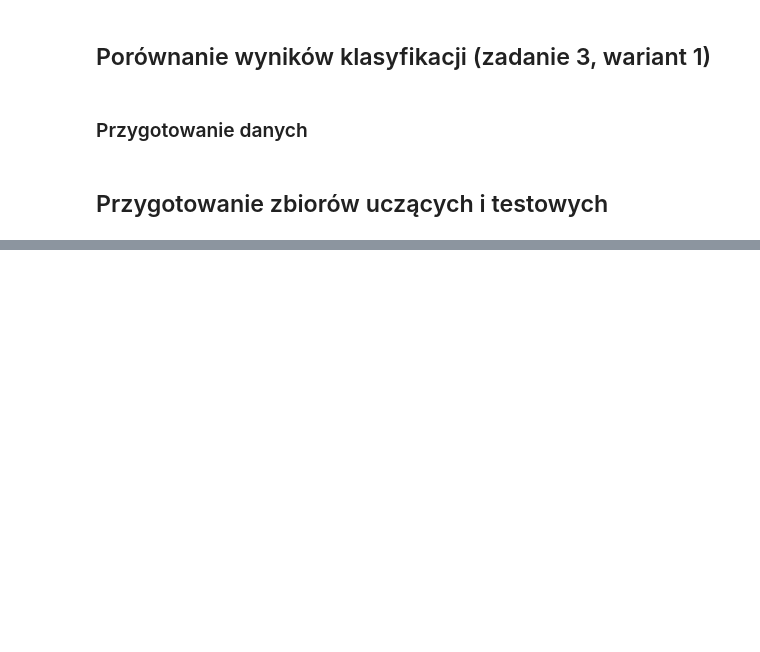
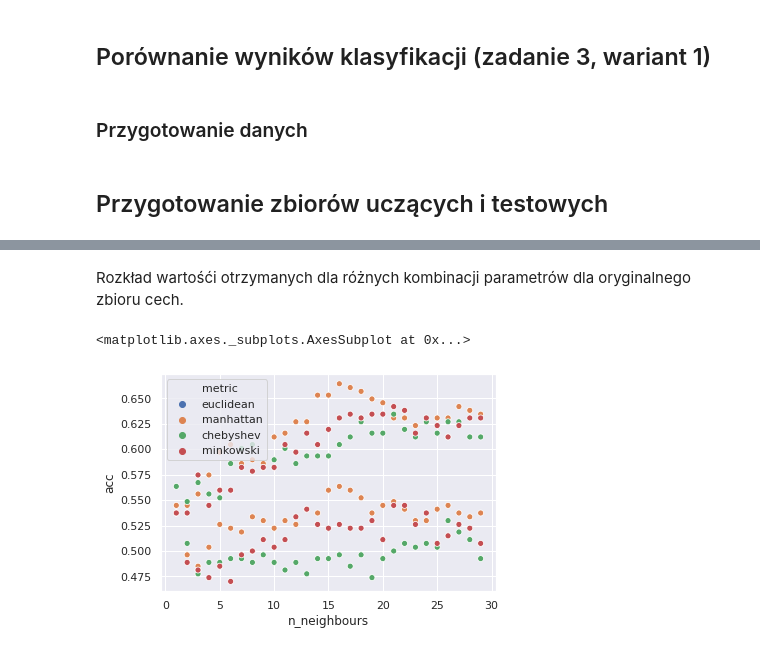
Before and after one commit to lynxoo/dmi_ue_wro, a Jupyter notebook: zad_Lab_3.ipynb, the cells around one changed output, grey strips where cells are left out. Cells and saved outputs as stored; diff of their text form; code cells hidden in the pictures; blank space fills up the shorter version.

```diff
--- a/zad_Lab_3.ipynb
+++ b/zad_Lab_3.ipynb
@@ -394,0 +402,8 @@ The accuracy of the KNN for metric: minkowski and n_neighbours: 18 is 0.52366863
+# %% [markdown]
+Rozkład wartośći otrzymanych dla różnych kombinacji parametrów dla oryginalnego zbioru cech.
+# %%
+from seaborn import scatterplot
+scatterplot(data=acc_source_df, x='n_neighbours', y='acc', hue='metric')
+# %% [output]
+<matplotlib.axes._subplots.AxesSubplot at 0x...>
+[figure, added]
```
Also changed, not shown: parts of 15 cells of this notebook.
